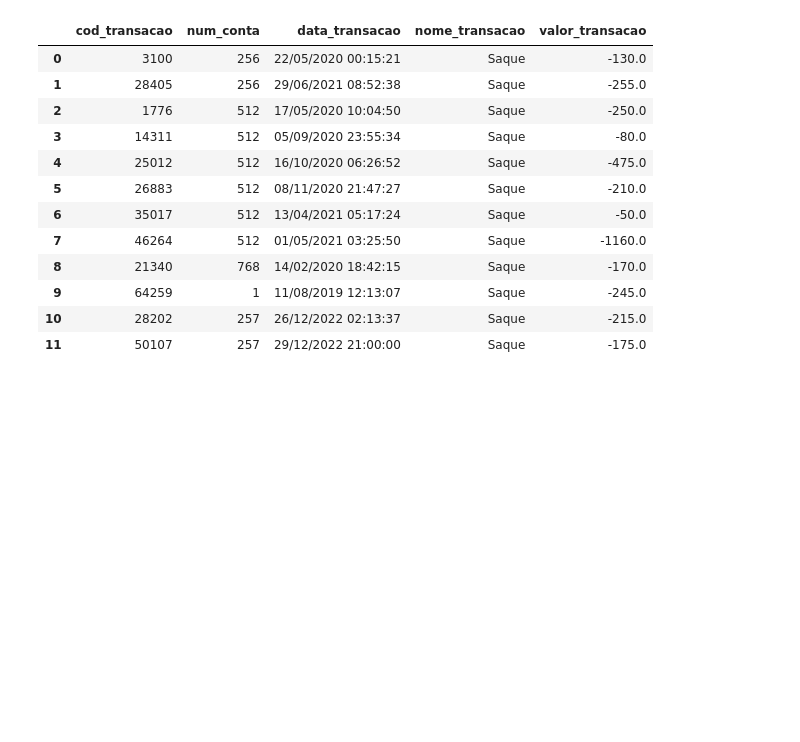
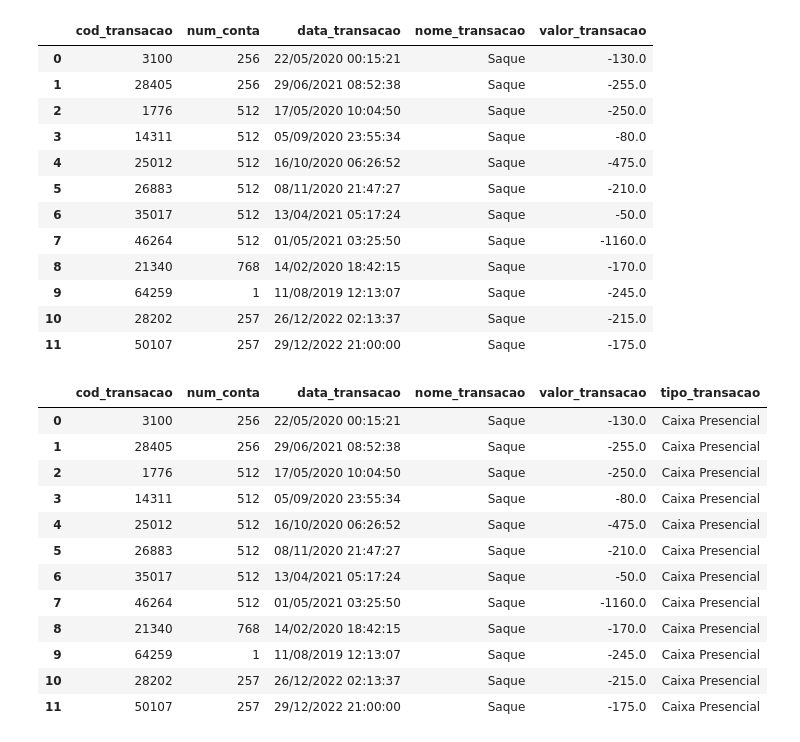
Before and after one commit to caiombribeiro/lighthouse_estudo, a Jupyter notebook: consulta_planilhas.IPYNB, the cells around one changed output. Drawn from its saved outputs; the diff is of its cells as text; code cells hidden in the pictures; blank space fills up the shorter version.

```diff
--- a/consulta_planilhas.IPYNB
+++ b/consulta_planilhas.IPYNB
@@ -39,3 +55,31 @@ def converter_string_em_data(data):
+# %%
+def tipo_transacao(nome):
+    tipo = nome.split("-")
+    tipo = tipo[0].strip()
+    if tipo in ["TED","DOC"]:
+        return "Transferência Bancária"
+    elif tipo not in ["Pix"]:
+        tipo = tipo.split(" ")
+        if tipo[0] == "Compra" or tipo[0] == "Estorno":
+            return "Cartão"
+        elif tipo[0] == "Depósito" or tipo[0] == "Saque" or tipo[-1] == "Saque":
+            return "Caixa Presencial"
+        elif tipo[-1] == "boleto":
+            return "Boleto"
+        else:
+            return "Transferência Bancária"
+    else:
+        return "Pix"
+
+# teste = "Pix - Realizado"
+# teste2 = "Compra Crédito"
+# teste3 = "Depósito em espécie"
+# teste4 = "Saque"
+# teste5 = "Pix Saque"
+# teste6 = "Transferência entre CC - Depósito"
+# teste7 = "TED"
+# teste8 = "Pagamento de boleto"
+# tipo_transacao(teste7)
 # %% [markdown]
 Funções para recuperar o UF do endereço e excluir o UF deste mesmo endereço
 # %%
@@ -367,6 +412,24 @@ transacoes_df.head(12)
 | 9 | 64259 | 1 | 11/08/2019 12:13:07 | Saque | -245.0 |
 | 10 | 28202 | 257 | 26/12/2022 02:13:37 | Saque | -215.0 |
 | 11 | 50107 | 257 | 29/12/2022 21:00:00 | Saque | -175.0 |
+# %%
+# Criação de uma coluna para definição do tipo de transação mais delimitado
+transacoes_df["tipo_transacao"] = transacoes_df["nome_transacao"].apply(tipo_transacao)
+transacoes_df.head(12)
+# %% [output]
+|  | cod_transacao | num_conta | data_transacao | nome_transacao | valor_transacao | tipo_transacao |
+| 0 | 3100 | 256 | 22/05/2020 00:15:21 | Saque | -130.0 | Caixa Presencial |
+| 1 | 28405 | 256 | 29/06/2021 08:52:38 | Saque | -255.0 | Caixa Presencial |
+| 2 | 1776 | 512 | 17/05/2020 10:04:50 | Saque | -250.0 | Caixa Presencial |
+| 3 | 14311 | 512 | 05/09/2020 23:55:34 | Saque | -80.0 | Caixa Presencial |
+| 4 | 25012 | 512 | 16/10/2020 06:26:52 | Saque | -475.0 | Caixa Presencial |
+| 5 | 26883 | 512 | 08/11/2020 21:47:27 | Saque | -210.0 | Caixa Presencial |
+| 6 | 35017 | 512 | 13/04/2021 05:17:24 | Saque | -50.0 | Caixa Presencial |
+| 7 | 46264 | 512 | 01/05/2021 03:25:50 | Saque | -1160.0 | Caixa Presencial |
+| 8 | 21340 | 768 | 14/02/2020 18:42:15 | Saque | -170.0 | Caixa Presencial |
+| 9 | 64259 | 1 | 11/08/2019 12:13:07 | Saque | -245.0 | Caixa Presencial |
+| 10 | 28202 | 257 | 26/12/2022 02:13:37 | Saque | -215.0 | Caixa Presencial |
+| 11 | 50107 | 257 | 29/12/2022 21:00:00 | Saque | -175.0 | Caixa Presencial |
 # %%
 # Exportação do arquivo em formato Excel
 transacoes_df.to_excel("./excel/transacoes.xlsx",index=False)
```
Also changed, not shown: parts of 7 cells of this notebook, 1 other file.
